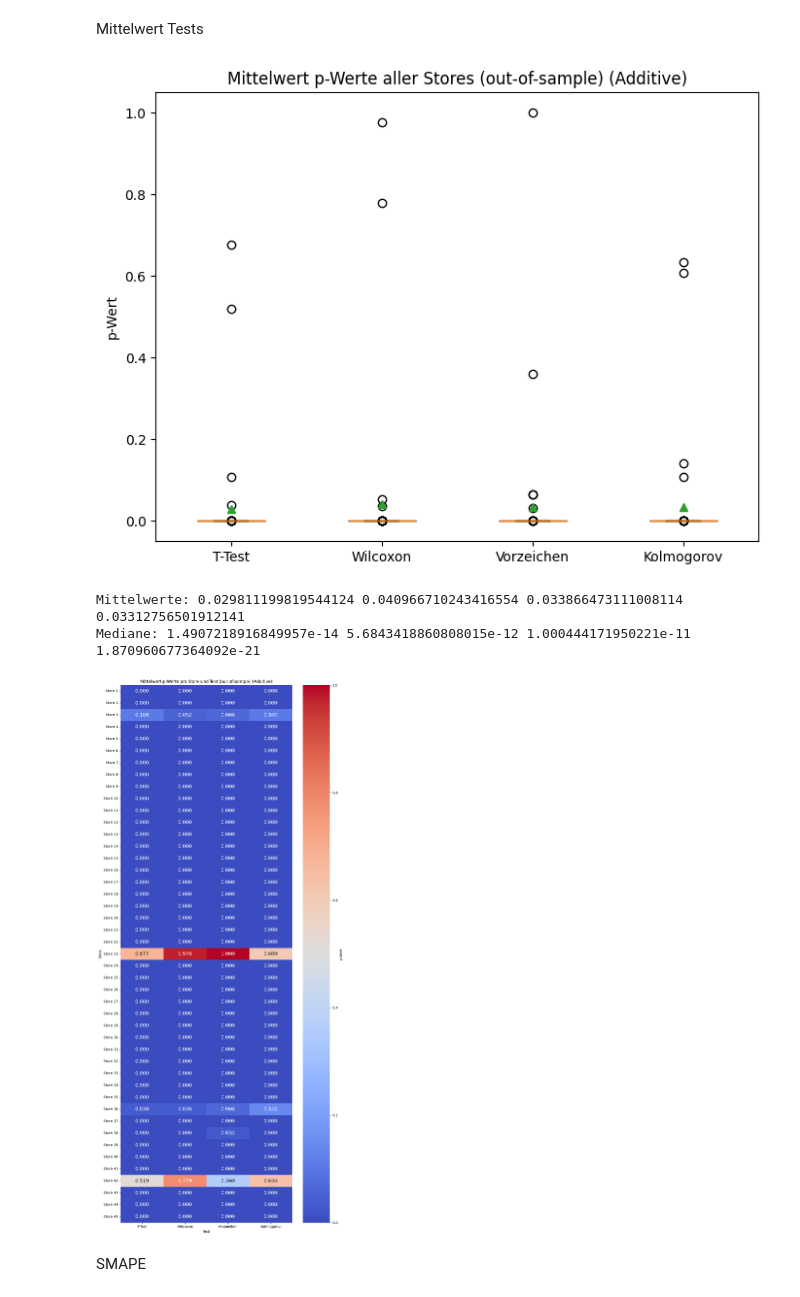
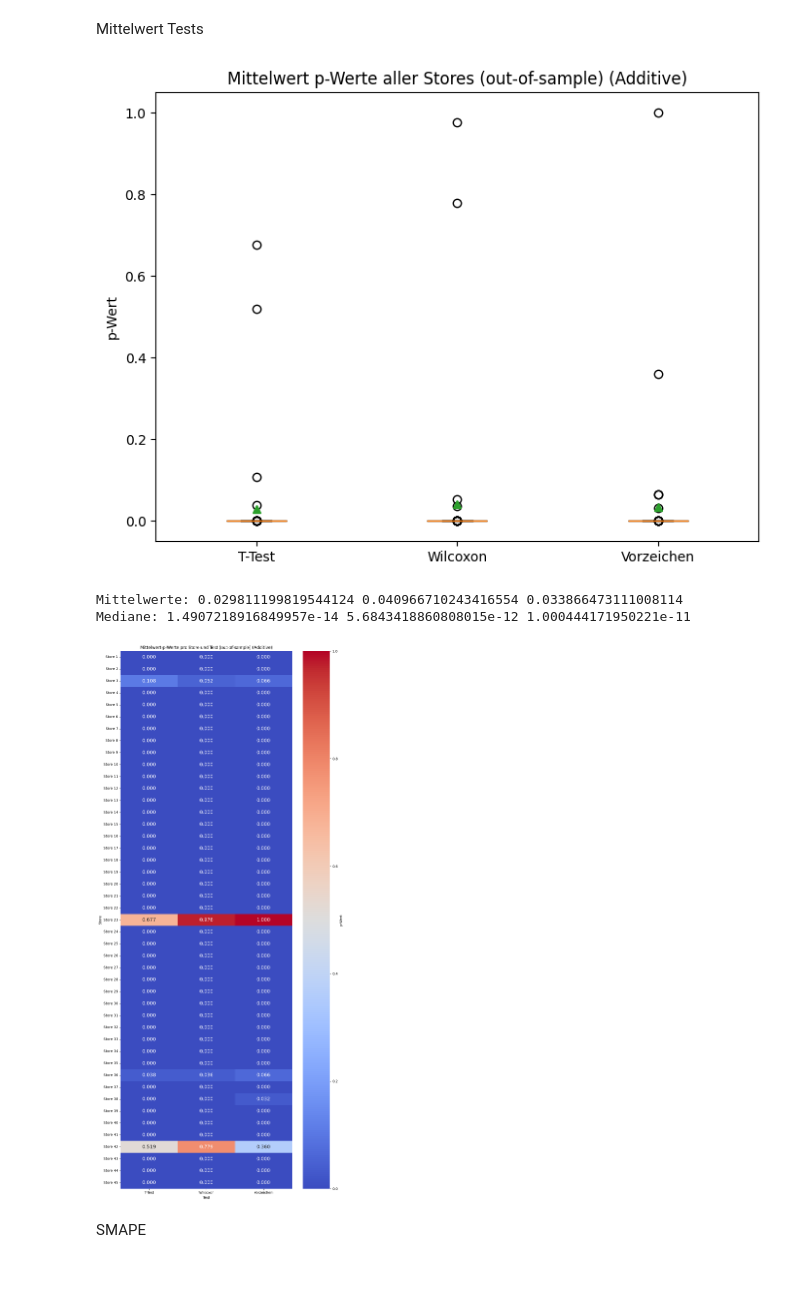
Before and after one commit to netalivo/Bachelor, a Jupyter notebook: main_all_stores_additive.ipynb, the cells around one changed output. Cells and saved outputs as stored; diff of their text form; code cells hidden in the pictures.

```diff
--- a/main_all_stores_additive.ipynb
+++ b/main_all_stores_additive.ipynb
@@ -302,8 +289,7 @@ ACF Plots
 spikes = {}
 for store in range(1, 46):
     resid = residuals_dict.get(store)
-    count_spikes(resid, lags = 18)
-    spikes[store] = count_spikes(resid, lags = 18)
+    spikes[store] = count_spikes(resid, lags = 20)
     #print(spikes[store])
 
 
@@ -316,6 +302,6 @@ plt.boxplot(values, patch_artist=True, showmeans=True)
 plt.title("Verteilung der Anzahl signifikanter ACF-Spikes")
 plt.ylabel("Anzahl der Spikes außerhalb ±1.96/√T")
 plt.xticks([1], ["Alle Zeitreihen"])
-plt.axhline(18*0.05, color='red', linestyle='--')
+plt.axhline(20*0.05, color='red', linestyle='--')
 plt.show()
 # %% [output]
@@ -576,7 +522,2 @@ print("Median: ", np.median(norm_bias))
 Mittelwert:  -1.5658291756708929
 Median:  -1.7656456837397612
-# %%
-errors = residuals_oos_dict.get(1)
-#print(errors)
-print(len(errors))
-print(errors)
@@ -613,7 +536,7 @@ pr2_pvalues = []
 
 # Für jeden Store von 1 bis 45:
 for store in range(1, 46):
-    errors = residuals_oos_dict.get(store) #Residuen für den Store
+    errors = errors_dict.get(store) #Residuen für den Store
 
     sales = df[df['store'] == store].copy() #Zeitreihe für den Store
     sales.set_index('date', inplace=True)
@@ -754,8 +677,8 @@ dw_stats = []
 
 # Für jeden Store von 1 bis 45:
 for store in range(1, 46):
-    error = residuals_dict.get(store) #Residuen für den Store
-    if resid is not None:
+    error = errors_dict.get(store) #Errors für den Store
+    if error is not None:
         try:
             dw_stat = durbin_watson_test(error, False)
             dw_stats.append(dw_stat)
@@ -771,6 +694,10 @@ plt.boxplot(dw_stats, patch_artist=True, showmeans=True)
 plt.title('Durbin Watson Stats aller Stores (out-of-sample) ({})'.format(model_type))
 plt.ylabel("dw_stat")
 plt.xticks([1], ["Alle Stores"])
+plt.axhline(1.57, color='red', linestyle='--', label='dU')
+plt.axhline(4-1.57, color='red', linestyle='--', label='4-dU')
+plt.axhline(1.48, color='blue', linestyle='--', label='dL')
+plt.axhline(4-1.48, color='blue', linestyle='--', label='4-dL')
 plt.show()
 
 print("Mittelwert:", np.mean(dw_stats))
@@ -791,8 +718,8 @@ s_pvalues = []
 
 # Für jeden Store von 1 bis 45:
 for store in range(1, 46):
-    errors = residuals_dict.get(store)
-    if resid is not None:
+    errors = errors_dict.get(store)
+    if errors is not None:
         # T-Test
         try:
             _, p_value = t_test(errors, False)
@@ -838,42 +765,42 @@ for store in range(1, 46):
     else:
         t_pvalues.append(np.nan)
         w_pvalues.append(np.nan)
         b_pvalues.append(np.nan)
         k_pvalues.append(np.nan)
         z_pvalues.append(np.nan)
 
 
-pvalues = np.column_stack([t_pvalues, w_pvalues, s_pvalues, k_pvalues])
+pvalues = np.column_stack([t_pvalues, w_pvalues, s_pvalues])
 
 
 # Erstelle einen Boxplot der p-Werte
 plt.figure(figsize=(8, 6))
 plt.boxplot(pvalues, patch_artist=True, showmeans=True)
 plt.title('Mittelwert p-Werte aller Stores (out-of-sample) ({})'.format(model_type))
 plt.ylabel("p-Wert")
-plt.xticks([1, 2, 3, 4], ["T-Test", "Wilcoxon", "Vorzeichen", "Kolmogorov"])
+plt.xticks([1, 2, 3], ["T-Test", "Wilcoxon", "Vorzeichen"])
 plt.show()
 
 # Mittelwerte und Median der p-Werte
-print("Mittelwerte:", np.mean(t_pvalues), np.mean(w_pvalues), np.mean(s_pvalues),np.mean(k_pvalues))
-print("Mediane:", np.median(t_pvalues), np.median(w_pvalues), np.median(s_pvalues), np.median(k_pvalues))
+print("Mittelwerte:", np.mean(t_pvalues), np.mean(w_pvalues), np.mean(s_pvalues))
+print("Mediane:", np.median(t_pvalues), np.median(w_pvalues), np.median(s_pvalues))
 
 # Heatmap
 store_names = [f"Store {i+1}" for i in range(pvalues.shape[0])]
-columns = ["T-Test", "Wilcoxon", "Vorzeichen", "Kolmogorov"]
+columns = ["T-Test", "Wilcoxon", "Vorzeichen"]
 df_pvalues = pd.DataFrame(pvalues, index=store_names, columns=columns)
 plt.figure(figsize=(10, len(store_names) * 0.5))  # Dynamische Höhe
 sns.heatmap(df_pvalues, annot=True, fmt=".3f", annot_kws={"size": 14}, cmap="coolwarm", cbar_kws={'label': 'p-Wert'}, vmin=0, vmax=1)
 plt.title('Mittelwert-p-Werte pro Store und Test (out-of-sample) ({})'.format(model_type))
 plt.xlabel("Test")
 plt.ylabel("Store")
 plt.tight_layout()
 plt.show()
 # %% [output]
-[figure, old version]
+[figure, new version]
-Mittelwerte: 0.029811199819544124 0.040966710243416554 0.033866473111008114 0.03312756501912141
-Mediane: 1.4907218916849957e-14 5.6843418860808015e-12 1.000444171950221e-11 1.870960677364092e-21
+Mittelwerte: 0.029811199819544124 0.040966710243416554 0.033866473111008114
+Mediane: 1.4907218916849957e-14 5.6843418860808015e-12 1.000444171950221e-11
-[figure, old version]
+[figure, new version]
 # %% [markdown]
 SMAPE
 # %%
```
Also changed, not shown: parts of 17 cells of this notebook, 8 other files.
